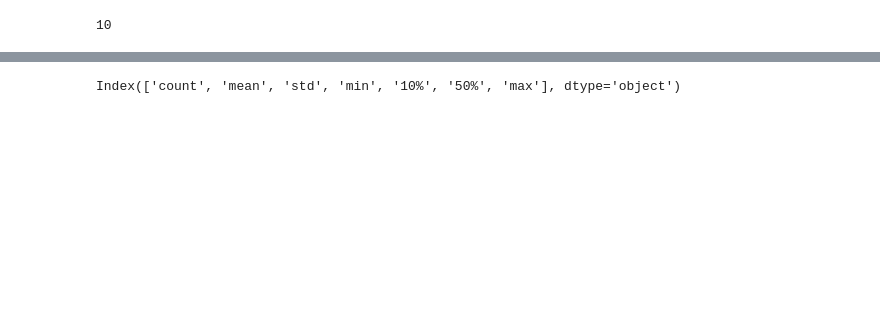
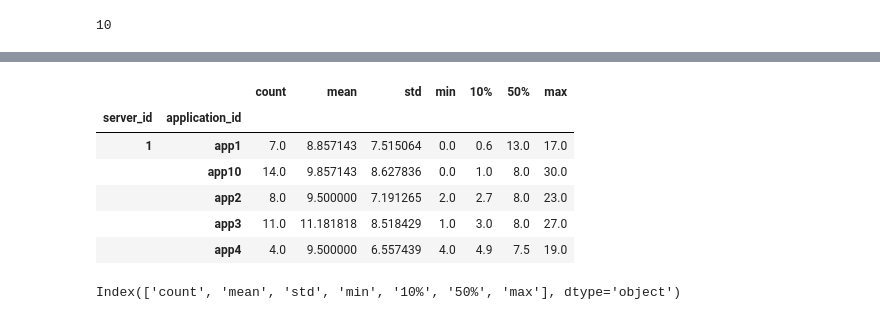
Before and after one commit to val-exp/ThinkOpen_Trial, a Jupyter notebook: Compitino.ipynb, the cells around one changed output, grey strips where cells are left out. Cells and saved outputs as stored; diff of their text form; code cells hidden in the pictures; blank space fills up the shorter version.

```diff
--- a/Compitino.ipynb
+++ b/Compitino.ipynb
@@ -119,6 +132,14 @@ df['application_id'].groupby(df['server_id']).describe()
 # %%
 df2=df.groupby(['server_id', 'application_id'])['app_time'].describe(percentiles=[.1])
-df2;
+df2.head()
+# %% [output]
+|  |  | count | mean | std | min | 10% | 50% | max |
+| server_id | application_id |  |  |  |  |  |  |  |
+| 1 | app1 | 7.0 | 8.857143 | 7.515064 | 0.0 | 0.6 | 13.0 | 17.0 |
+|  | app10 | 14.0 | 9.857143 | 8.627836 | 0.0 | 1.0 | 8.0 | 30.0 |
+|  | app2 | 8.0 | 9.500000 | 7.191265 | 2.0 | 2.7 | 8.0 | 23.0 |
+|  | app3 | 11.0 | 11.181818 | 8.518429 | 1.0 | 3.0 | 8.0 | 27.0 |
+|  | app4 | 4.0 | 9.500000 | 6.557439 | 4.0 | 4.9 | 7.5 | 19.0 |
 # %%
 df2.columns
 # %% [output]
```
Also changed, not shown: parts of 13 cells of this notebook, 2 other files.
